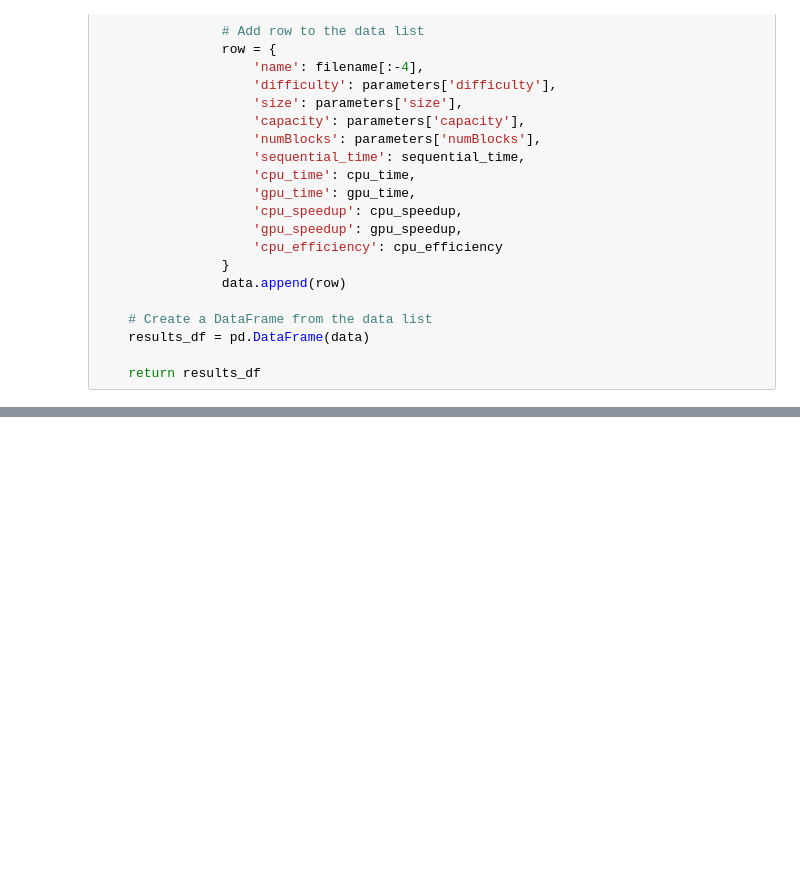
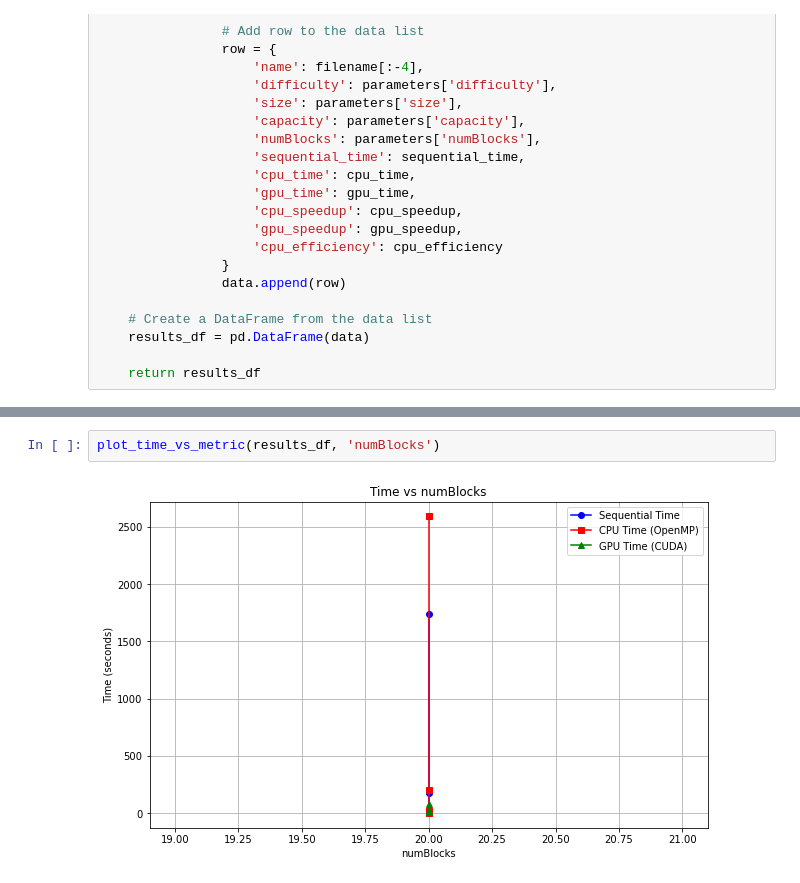
Before and after one commit to lucasbrandao4770/ParalellCryptoMining, a Jupyter notebook: analysis/time_analysis.ipynb, the cells around one changed output, grey strips where cells are left out. Drawn from its saved outputs; the diff is of its cells as text; blank space fills up the shorter version.

```diff
--- a/analysis/time_analysis.ipynb
+++ b/analysis/time_analysis.ipynb
@@ -101,0 +175,4 @@ results_df
+# %%
+plot_time_vs_metric(results_df, 'numBlocks')
+# %% [output]
+[figure, added]
```
Also changed, not shown: parts of 8 cells of this notebook, 11 other files.
